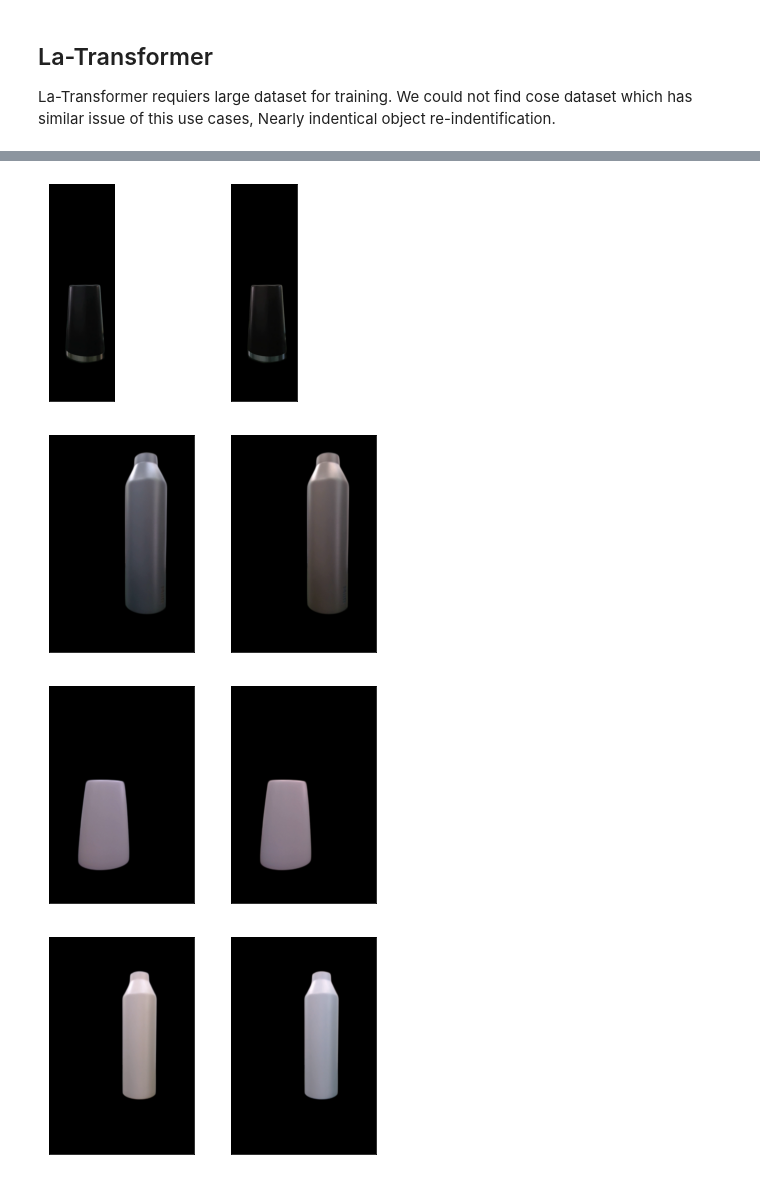
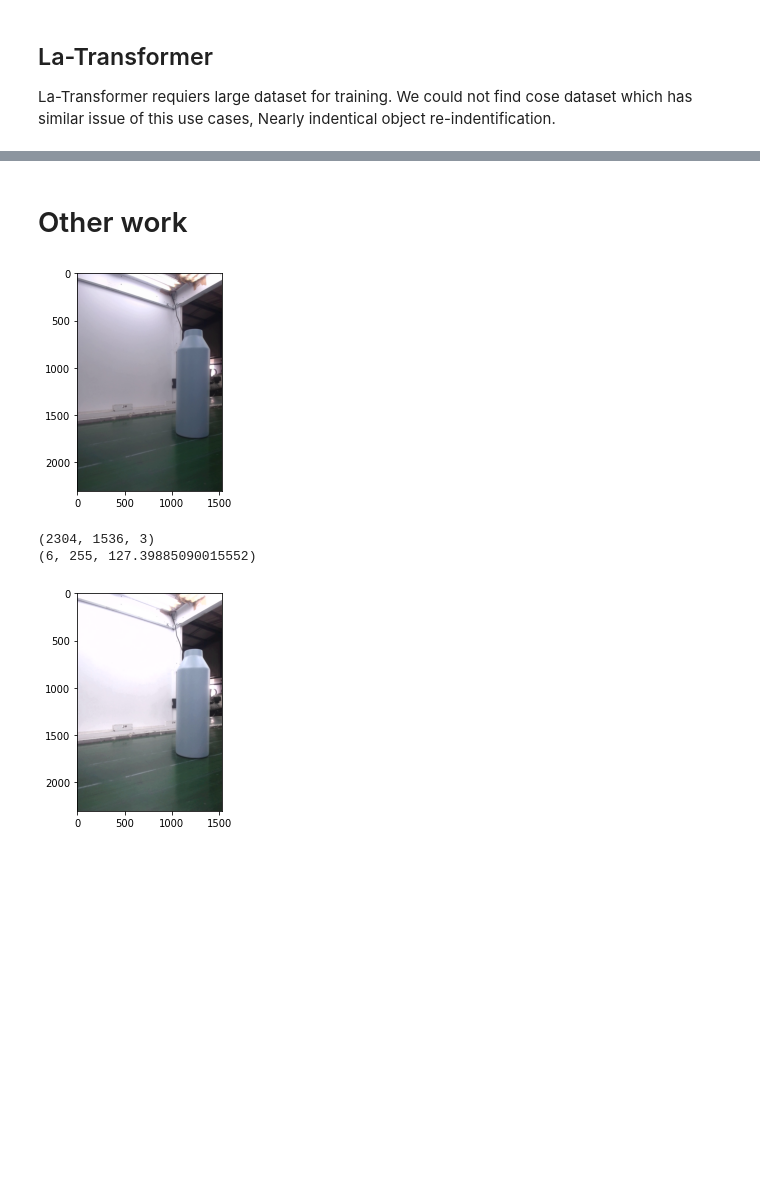
Before and after one commit to MM2021-811/ImageIdentification, a Jupyter notebook: report_demo.ipynb, the cells around one changed output, grey strips where cells are left out. Cells and saved outputs as stored; diff of their text form; code cells hidden in the pictures; blank space fills up the shorter version.

```diff
--- a/report_demo.ipynb
+++ b/report_demo.ipynb
@@ -358,28 +301,37 @@ blacktumbler         0.0         0.0      0.0           0.0       0.0
-# %%
-# batch test results
-from util.testutil import TestUtil
-from pprint import pprint
-import cv2
-from util.vearchutil import VearchUtil
-
-util = VearchUtil(model_name="alphaalex")
-wrong_images = ['./data/zerobox_nobg/images/blacktumbler/00009.png',
- './data/zerobox_nobg/images/lavender01/output0090.png',
- './data/zerobox_nobg/images/white01/bumbler0011.png',
- './data/zerobox_nobg/images/white03/output0065.png']
-
-images = []
-for image_name in wrong_images:
-    image = cv2.imread(image_name)
-    image = cv2.cvtColor(image,cv2.COLOR_BGR2RGB)
-    item = util.search_by_image(image=image_name)
-    image2 = cv2.imread(item["data"]["image_name"])
-    image2 = cv2.cvtColor(image,cv2.COLOR_BGR2RGB)
-
-    # pprint(item)
-    TestUtil.plot_images([image,image2])
-# %% [output]
-[figure, removed]
-[figure, removed]
-[figure, removed]
-[figure, removed]
+# %% [markdown]
+# Other work
+# %%
+import cv2
+import matplotlib.pyplot as plt
+import numpy as np
+from pprint import pprint
+
+image_name = './data/zerobox_light/images/babyblue01/output0079.png'
+image = cv2.imread(image_name)
+image = cv2.cvtColor(image,cv2.COLOR_BGR2RGB)
+plt.imshow(image)
+plt.show()
+
+image2 = cv2.cvtColor(image, cv2.COLOR_RGB2LAB)
+pprint(image.shape)
+
+min = np.min(image2[:,:,0])
+max = np.max(image2[:,:,0])
+mean = np.mean(image2[:,:,0])
+pprint((min,max,mean))
+image2 = image2.astype("float32")
+
+image2[:,:,0] *= (180.0/mean)
+image2[image2[:,:,0] > 255,0 ] = 255
+
+image2 = image2.astype("uint8")
+image3 = cv2.cvtColor(image2,cv2.COLOR_Lab2RGB)
+
+plt.imshow(image3)
+plt.show()
+plt.imsave("color_corrected.png",image3)
+# %% [output]
+[figure, added]
+(2304, 1536, 3)
+(6, 255, 127.39885090015552)
+[figure, added]
```
Also changed, not shown: parts of 6 cells of this notebook, 3 other files.
